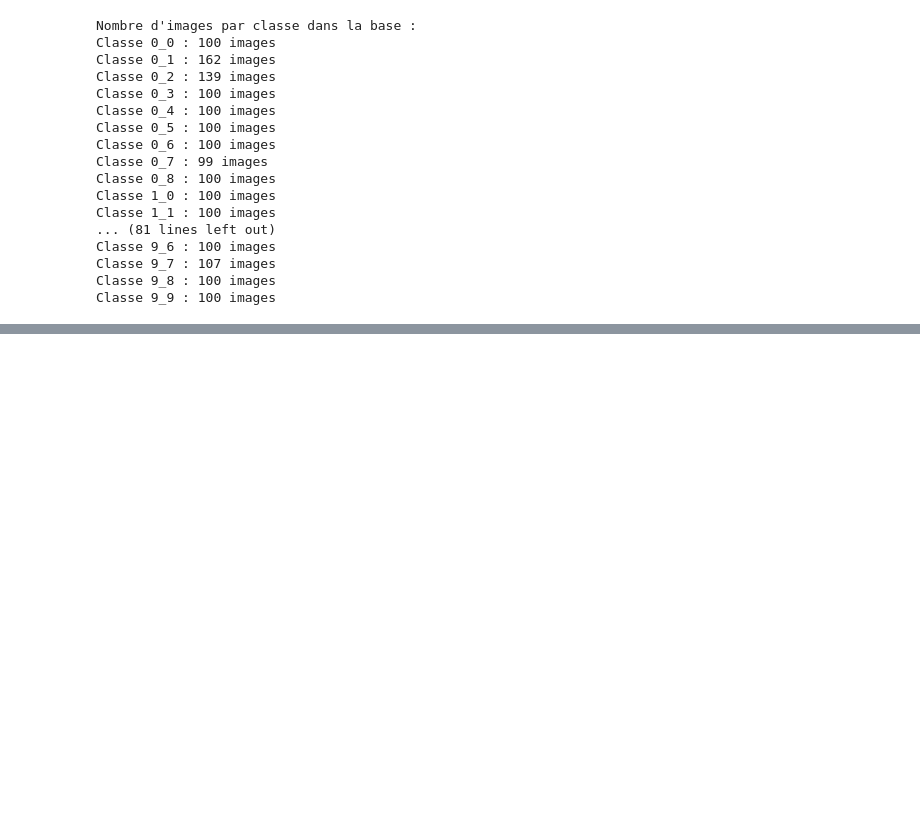
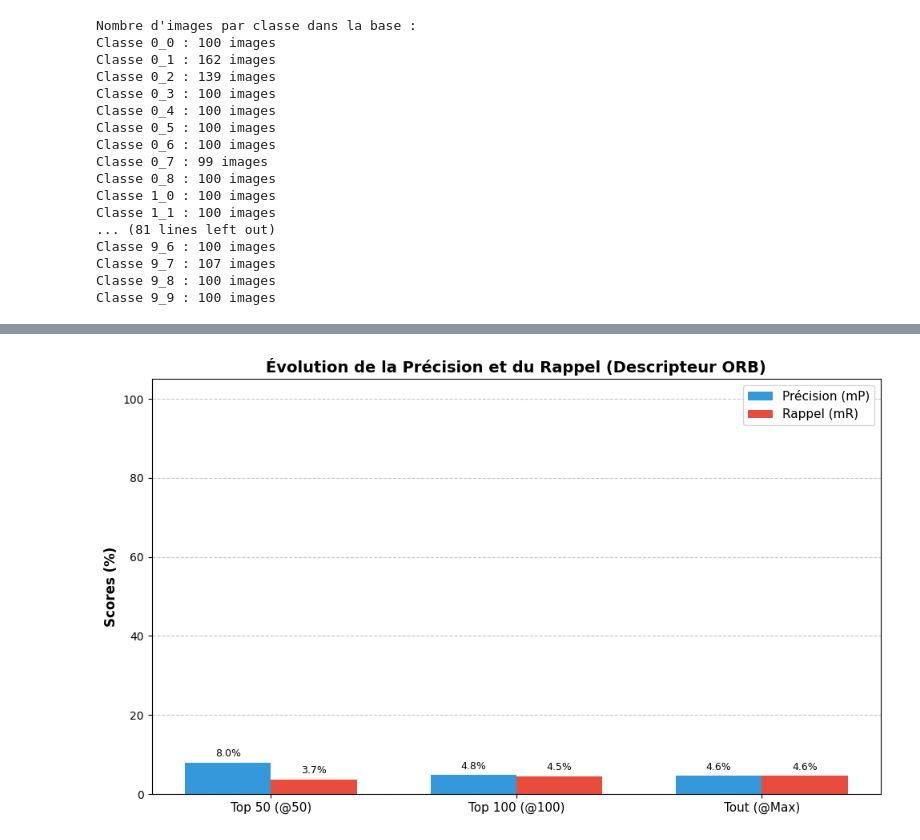
Before and after one commit to 16Flavio/Machine-and-DeepLearning-for-Multimedia-Retrieval, a Jupyter notebook: notebooks/01_descriptor_tests.ipynb, the cells around one changed output, grey strips where cells are left out. Drawn from its saved outputs; the diff is of its cells as text; code cells hidden in the pictures; blank space fills up the shorter version.

```diff
--- a/notebooks/01_descriptor_tests.ipynb
+++ b/notebooks/01_descriptor_tests.ipynb
@@ -420,0 +462,19 @@ Mean Avg Precision (mAP)  : 2.16 %
+# %%
+def extract_ORB_descriptors(image_path, max_size=256):
+    img = cv2.imread(image_path, cv2.IMREAD_GRAYSCALE)
+    if img is None :
+        return None
+    h, w = img.shape
+    if max(h,w) > max_size:
+        scale = max_size/max(h,w)
+        img = cv2.resize(img, (int(w*scale), int(h*scale)))
+    keypoints = orb.detect(img,None)
+    keypoints, descriptors = orb.compute(img, keypoints)
+    return descriptors
+print("Extraction des descripteurs ORB pour la base de données...")
+db_orb_features = {}
+for db_file in tqdm(all_images):
+    db_path = os.path.join(DATA_DIR, db_file)
+    des = extract_ORB_descriptors(db_path)
+    if des is not None:
+        db_orb_features[db_file] = des
@@ -420,0 +585,39 @@ Mean Avg Precision (mAP)  : 2.16 %
+# %%
+import matplotlib.pyplot as plt
+import numpy as np
+
+labels = ['Top 50 (@50)', 'Top 100 (@100)', 'Tout (@Max)']
+
+mP = [np.mean(metrics_50['P'])*100, np.mean(metrics_100['P'])*100, np.mean(metrics_max['P'])*100]
+mR = [np.mean(metrics_50['R'])*100, np.mean(metrics_100['R'])*100, np.mean(metrics_max['R'])*100]
+
+x = np.arange(len(labels))
+largeur_barre = 0.35
+
+fig, ax = plt.subplots(figsize=(10, 6))
+
+barres_precision = ax.bar(x - largeur_barre/2, mP, largeur_barre, label='Précision (mP)', color='#3498db')
+barres_recall = ax.bar(x + largeur_barre/2, mR, largeur_barre, label='Rappel (mR)', color='#e74c3c')
+
+ax.set_ylabel('Scores (%)', fontsize=12, fontweight='bold')
+ax.set_title('Évolution de la Précision et du Rappel (Descripteur ORB)', fontsize=14, fontweight='bold')
+ax.set_xticks(x)
+ax.set_xticklabels(labels, fontsize=11)
+ax.set_ylim(0, 105)
+ax.legend(fontsize=11)
+
+
+ax.grid(axis='y', linestyle='--', alpha=0.7)
+
+for barre in barres_precision + barres_recall:
+    hauteur = barre.get_height()
+    ax.annotate(f'{hauteur:.1f}%',
+                xy=(barre.get_x() + barre.get_width() / 2, hauteur),
+                xytext=(0, 3),
+                textcoords="offset points",
+                ha='center', va='bottom', fontsize=9)
+
+plt.tight_layout()
+plt.show()
+# %% [output]
+[figure, added]
```
Also changed, not shown: parts of 10 cells of this notebook, 1 other file.
